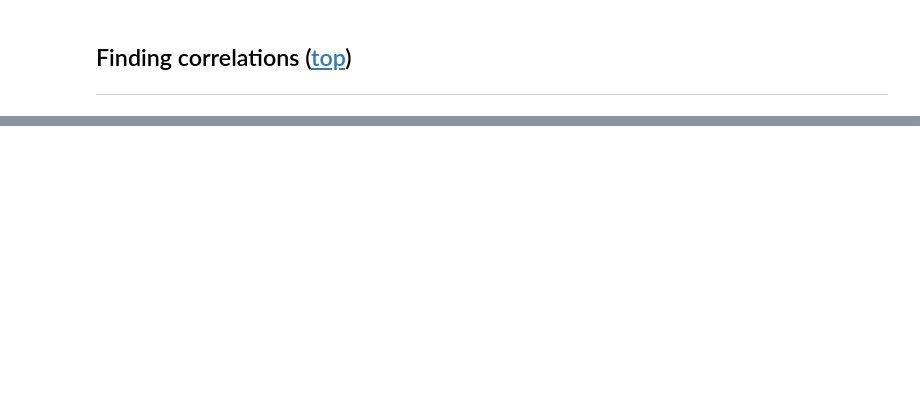
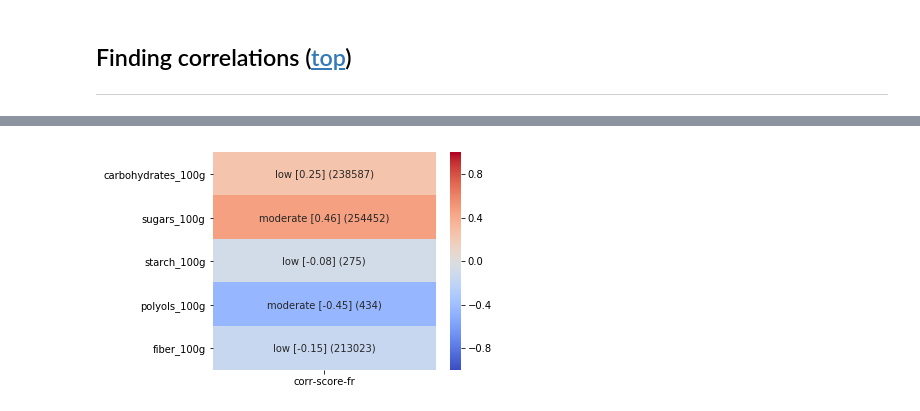
Before and after one commit to jeanrichard/epflx-adsml19-course2-project, a Jupyter notebook: course-02-project-task-f.ipynb, the cells around one changed output, grey strips where cells are left out. Drawn from its saved outputs; the diff is of its cells as text; code cells hidden in the pictures; blank space fills up the shorter version.

```diff
--- a/course-02-project-task-f.ipynb
+++ b/course-02-project-task-f.ipynb
@@ -423,0 +309,4 @@ plt.show()
+# %%
+plot_heatmap(cols_carbohydrates)
+# %% [output]
+[figure, added]
```
Also changed, not shown: parts of 53 cells of this notebook.
